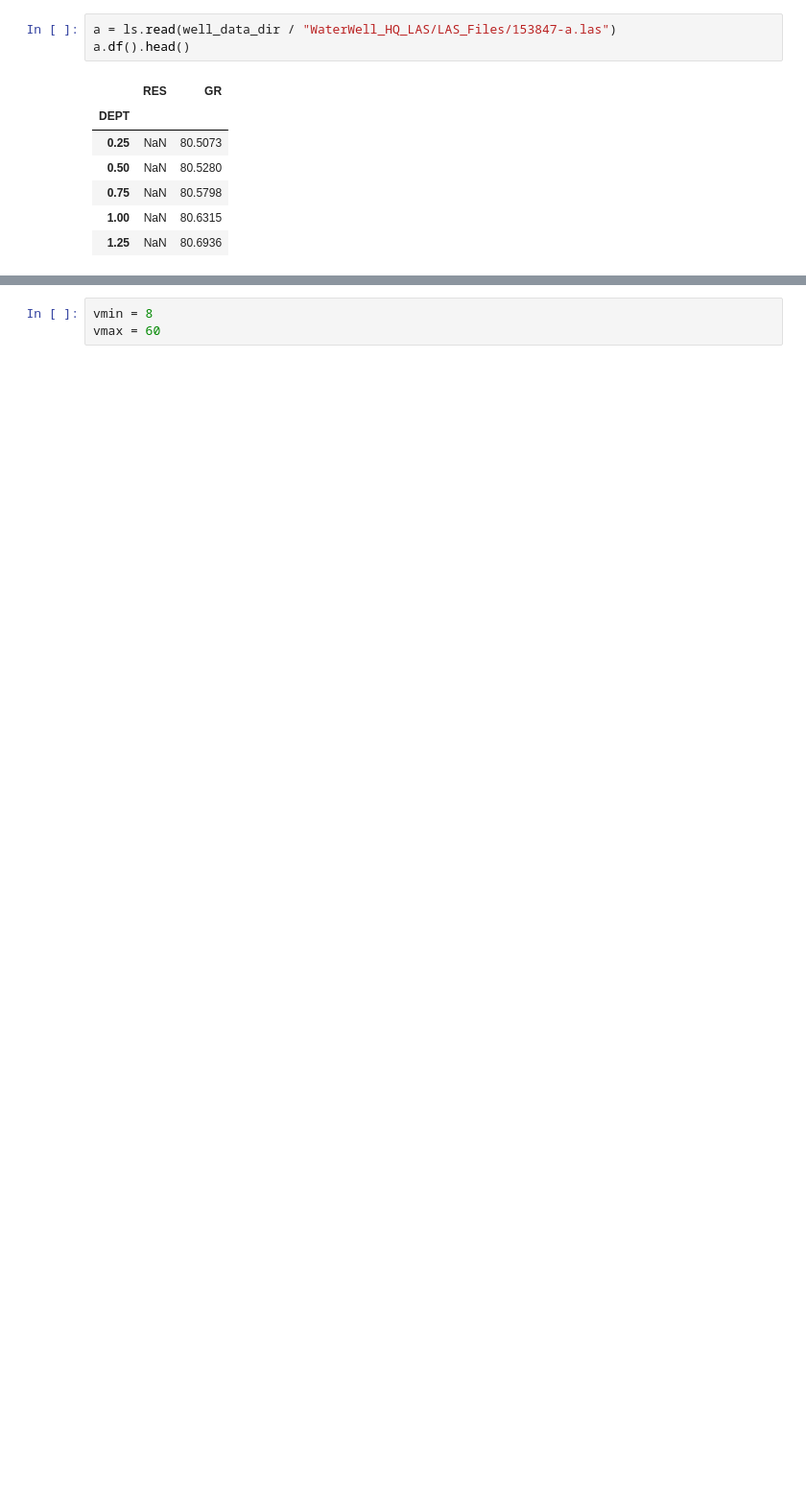
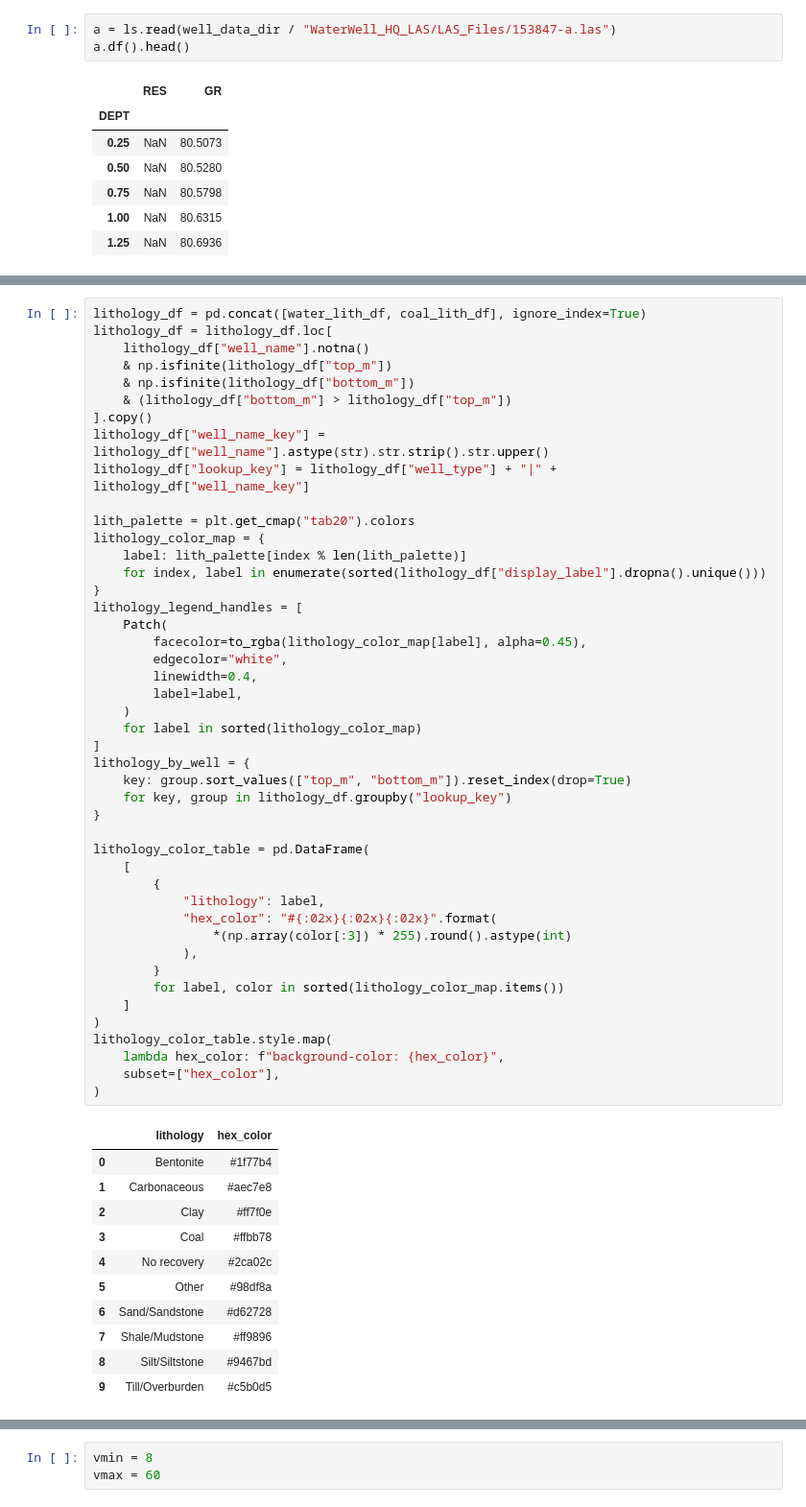
Before and after one commit to emgeolab/alberta_atem, a Jupyter notebook: notebooks/well_inversion_comparison.ipynb, the cells around one changed output, grey strips where cells are left out. Shown at 96% size. Cells and saved outputs as stored; diff of their text form; blank space fills up the shorter version.

```diff
--- a/notebooks/well_inversion_comparison.ipynb
+++ b/notebooks/well_inversion_comparison.ipynb
@@ -359,0 +414,57 @@ def load_well_las(well_name, well_type):
+# %%
+lithology_df = pd.concat([water_lith_df, coal_lith_df], ignore_index=True)
+lithology_df = lithology_df.loc[
+    lithology_df["well_name"].notna()
+    & np.isfinite(lithology_df["top_m"])
+    & np.isfinite(lithology_df["bottom_m"])
+    & (lithology_df["bottom_m"] > lithology_df["top_m"])
+].copy()
+lithology_df["well_name_key"] = lithology_df["well_name"].astype(str).str.strip().str.upper()
+lithology_df["lookup_key"] = lithology_df["well_type"] + "|" + lithology_df["well_name_key"]
+
+lith_palette = plt.get_cmap("tab20").colors
+lithology_color_map = {
+    label: lith_palette[index % len(lith_palette)]
+    for index, label in enumerate(sorted(lithology_df["display_label"].dropna().unique()))
+}
+lithology_legend_handles = [
+    Patch(
+        facecolor=to_rgba(lithology_color_map[label], alpha=0.45),
+        edgecolor="white",
+        linewidth=0.4,
+        label=label,
+    )
+    for label in sorted(lithology_color_map)
+]
+lithology_by_well = {
+    key: group.sort_values(["top_m", "bottom_m"]).reset_index(drop=True)
+    for key, group in lithology_df.groupby("lookup_key")
+}
+
+lithology_color_table = pd.DataFrame(
+    [
+        {
+            "lithology": label,
+            "hex_color": "#{:02x}{:02x}{:02x}".format(
+                *(np.array(color[:3]) * 255).round().astype(int)
+            ),
+        }
+        for label, color in sorted(lithology_color_map.items())
+    ]
+)
+lithology_color_table.style.map(
+    lambda hex_color: f"background-color: {hex_color}",
+    subset=["hex_color"],
+)
+# %% [output]
+|  | lithology | hex_color |
+| 0 | Bentonite | #1f77b4 |
+| 1 | Carbonaceous | #aec7e8 |
+| 2 | Clay | #ff7f0e |
+| 3 | Coal | #ffbb78 |
+| 4 | No recovery | #2ca02c |
+| 5 | Other | #98df8a |
+| 6 | Sand/Sandstone | #d62728 |
+| 7 | Shale/Mudstone | #ff9896 |
+| 8 | Silt/Siltstone | #9467bd |
+| 9 | Till/Overburden | #c5b0d5 |
```
Also changed, not shown: parts of 35 cells of this notebook, 4 other files.
